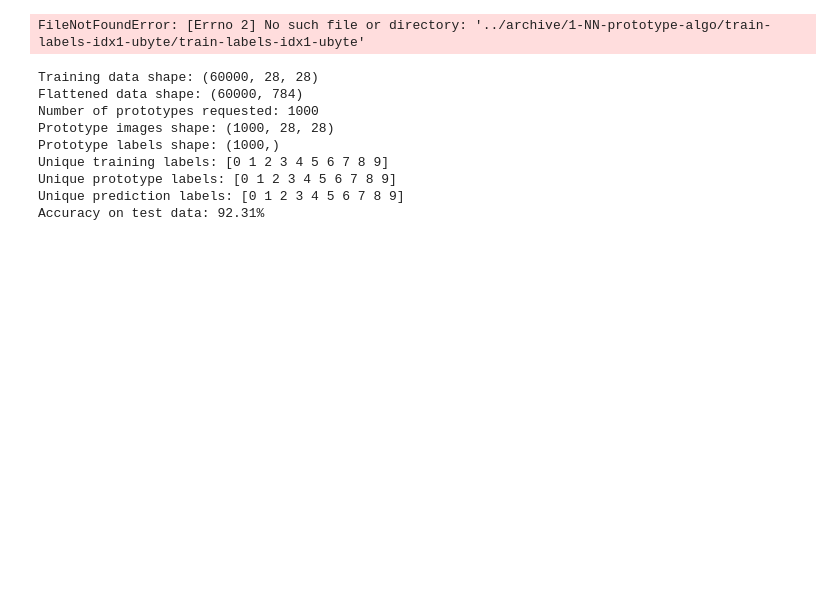
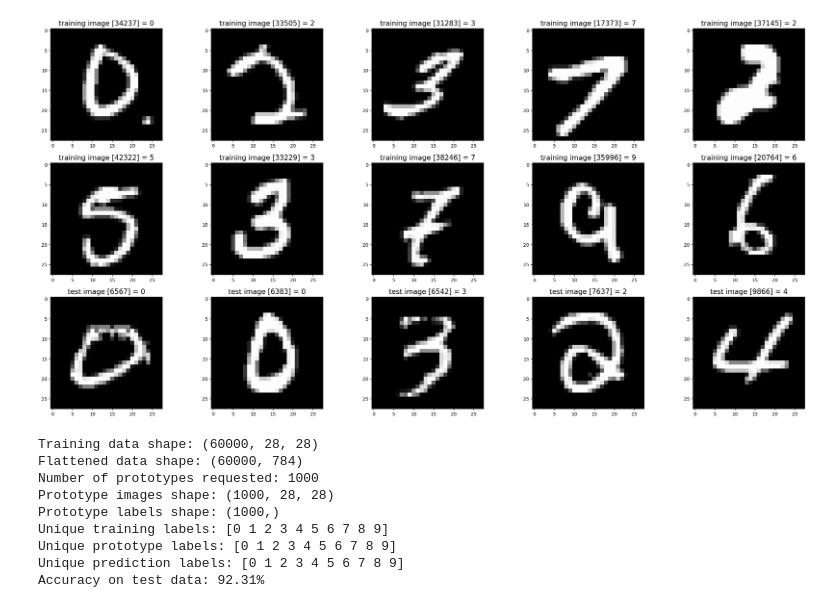
Before and after one commit to shouhardik/1-NN-prototype-algo, a Jupyter notebook: main.ipynb, the cells around one changed output. Cells and saved outputs as stored; diff of their text form; code cells hidden in the pictures; blank space fills up the shorter version.

```diff
--- a/main.ipynb
+++ b/main.ipynb
@@ -50,7 +50,7 @@ import matplotlib.pyplot as plt
 #
 # Set file paths based on added MNIST Datasets
 #
-input_path = '../archive/1-NN-prototype-algo'
+input_path = '../1-NN-prototype-algo'
 training_images_filepath = join(input_path, 'train-images-idx3-ubyte/train-images-idx3-ubyte')
 training_labels_filepath = join(input_path, 'train-labels-idx1-ubyte/train-labels-idx1-ubyte')
 test_images_filepath = join(input_path, 't10k-images-idx3-ubyte/t10k-images-idx3-ubyte')
@@ -69,34 +69,34 @@ def show_images(images, title_texts):
         title_text = x[1]
         plt.subplot(rows, cols, index)
         plt.imshow(image, cmap=plt.cm.gray)
         if (title_text != ''):
             plt.title(title_text, fontsize = 15);
         index += 1
 
 #
 # Load MINST dataset
 #
 mnist_dataloader = MnistDataloader(training_images_filepath, training_labels_filepath, test_images_filepath, test_labels_filepath)
 (x_train, y_train), (x_test, y_test) = mnist_dataloader.load_data()
 
 #
 # Show some random training and test images
 #
 images_2_show = []
 titles_2_show = []
 for i in range(0, 10):
     r = random.randint(1, 60000)
     images_2_show.append(x_train[r])
     titles_2_show.append('training image [' + str(r) + '] = ' + str(y_train[r]))
 
 for i in range(0, 5):
     r = random.randint(1, 10000)
     images_2_show.append(x_test[r])
     titles_2_show.append('test image [' + str(r) + '] = ' + str(y_test[r]))
 
 show_images(images_2_show, titles_2_show)
 # %% [output]
-FileNotFoundError: [Errno 2] No such file or directory: '../archive/1-NN-prototype-algo/train-labels-idx1-ubyte/train-labels-idx1-ubyte'
+[figure, added]
 # %%
 import numpy as np
 from sklearn.cluster import KMeans
```
